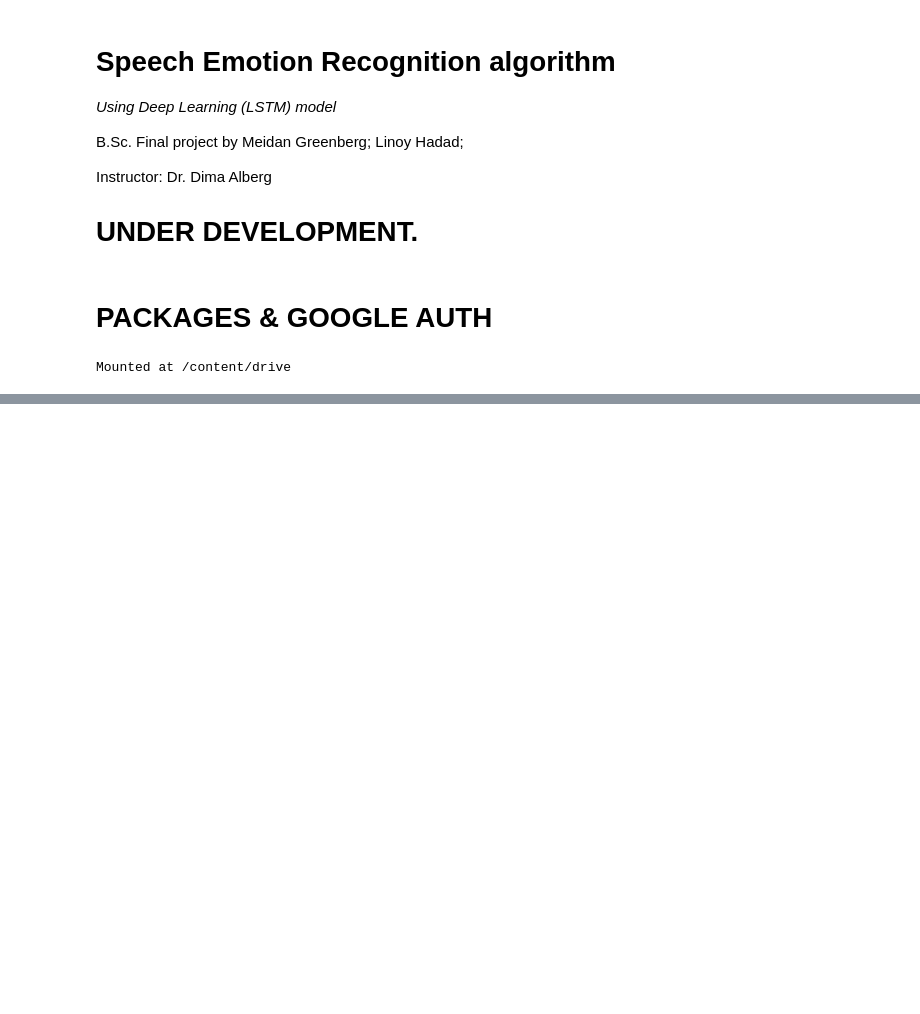
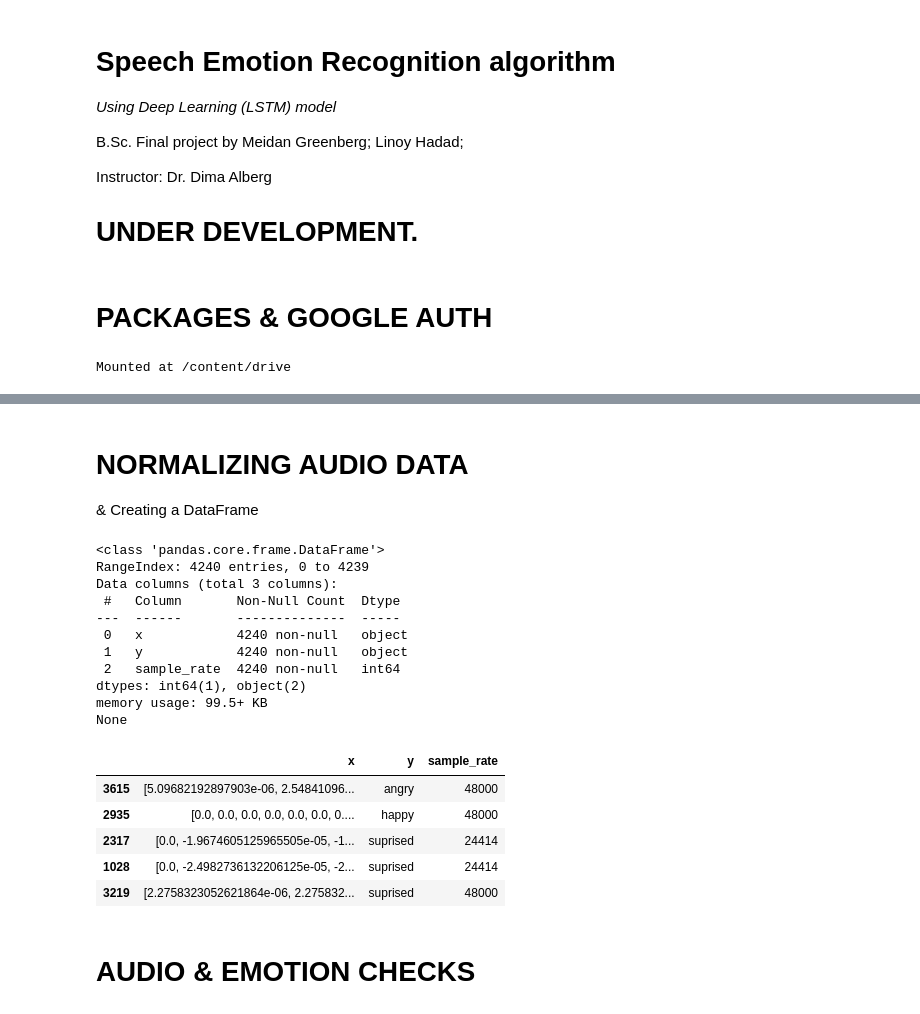
Before and after one commit to MeidanGR/SpeechEmotionRecognition_Realtime, a Jupyter notebook: EmotionRecognition_DL_LSTM.ipynb, the cells around one changed output, grey strips where cells are left out. Cells and saved outputs as stored; diff of their text form; code cells hidden in the pictures; blank space fills up the shorter version.

```diff
--- a/EmotionRecognition_DL_LSTM.ipynb
+++ b/EmotionRecognition_DL_LSTM.ipynb
@@ -198,0 +121,42 @@ Emotion: neutral
+# %% [markdown]
+# **NORMALIZING AUDIO DATA**
+& Creating a DataFrame
+# %%
+#Normalizing the audio_data arrays.
+
+df = pd.DataFrame(columns= ['x', 'y','sample_rate']) #DataFrame is used to 1) Visualization,
+#                                                                        2) Converting emotion number into a name using 'map' function.
+normal_array = []
+
+for i in audio_data:
+  norm = np.linalg.norm(i)
+  normal_array.append(np.array(i/norm))
+
+df.x = normal_array
+df.y = emotions
+df.y = df.y.map({'01' : 'neutral', '02' : 'calm', '03' : 'happy', '04' : 'sad', '05' : 'angry',
+                             '06' : 'fearful', '07' : 'disgust', '08' : 'suprised'})
+df.sample_rate = sample_rate
+
+print(df.info())
+df.sample(5)
+# %% [output]
+<class 'pandas.core.frame.DataFrame'>
+RangeIndex: 4240 entries, 0 to 4239
+Data columns (total 3 columns):
+ #   Column       Non-Null Count  Dtype
+---  ------       --------------  -----
+ 0   x            4240 non-null   object
+ 1   y            4240 non-null   object
+ 2   sample_rate  4240 non-null   int64
+dtypes: int64(1), object(2)
+memory usage: 99.5+ KB
+None
+|  | x | y | sample_rate |
+| 3615 | [5.09682192897903e-06, 2.54841096... | angry | 48000 |
+| 2935 | [0.0, 0.0, 0.0, 0.0, 0.0, 0.0, 0.... | happy | 48000 |
+| 2317 | [0.0, -1.9674605125965505e-05, -1... | suprised | 24414 |
+| 1028 | [0.0, -2.4982736132206125e-05, -2... | suprised | 24414 |
+| 3219 | [2.2758323052621864e-06, 2.275832... | suprised | 48000 |
+# %% [markdown]
+# AUDIO & EMOTION CHECKS
```
Also changed, not shown: parts of 9 cells of this notebook.
